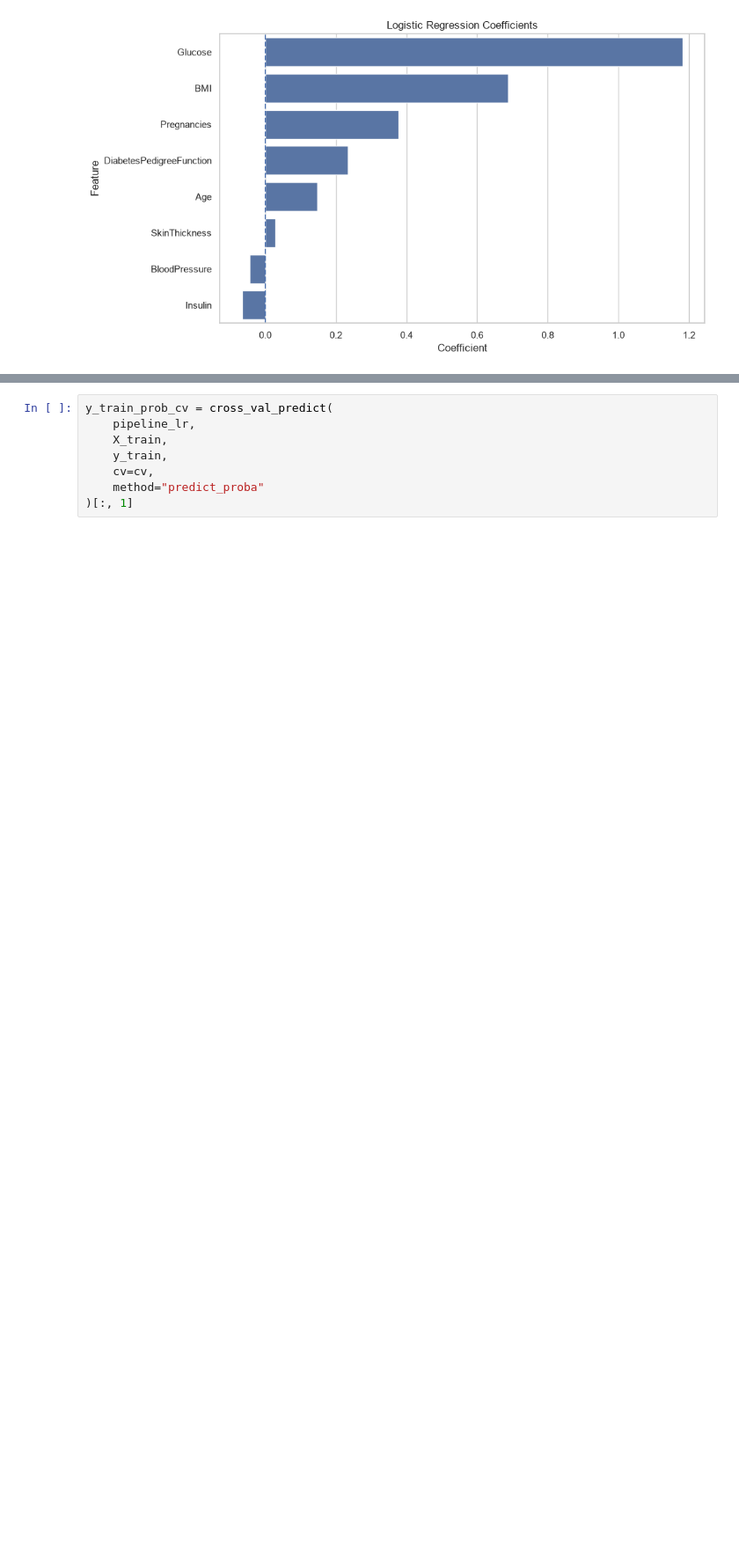
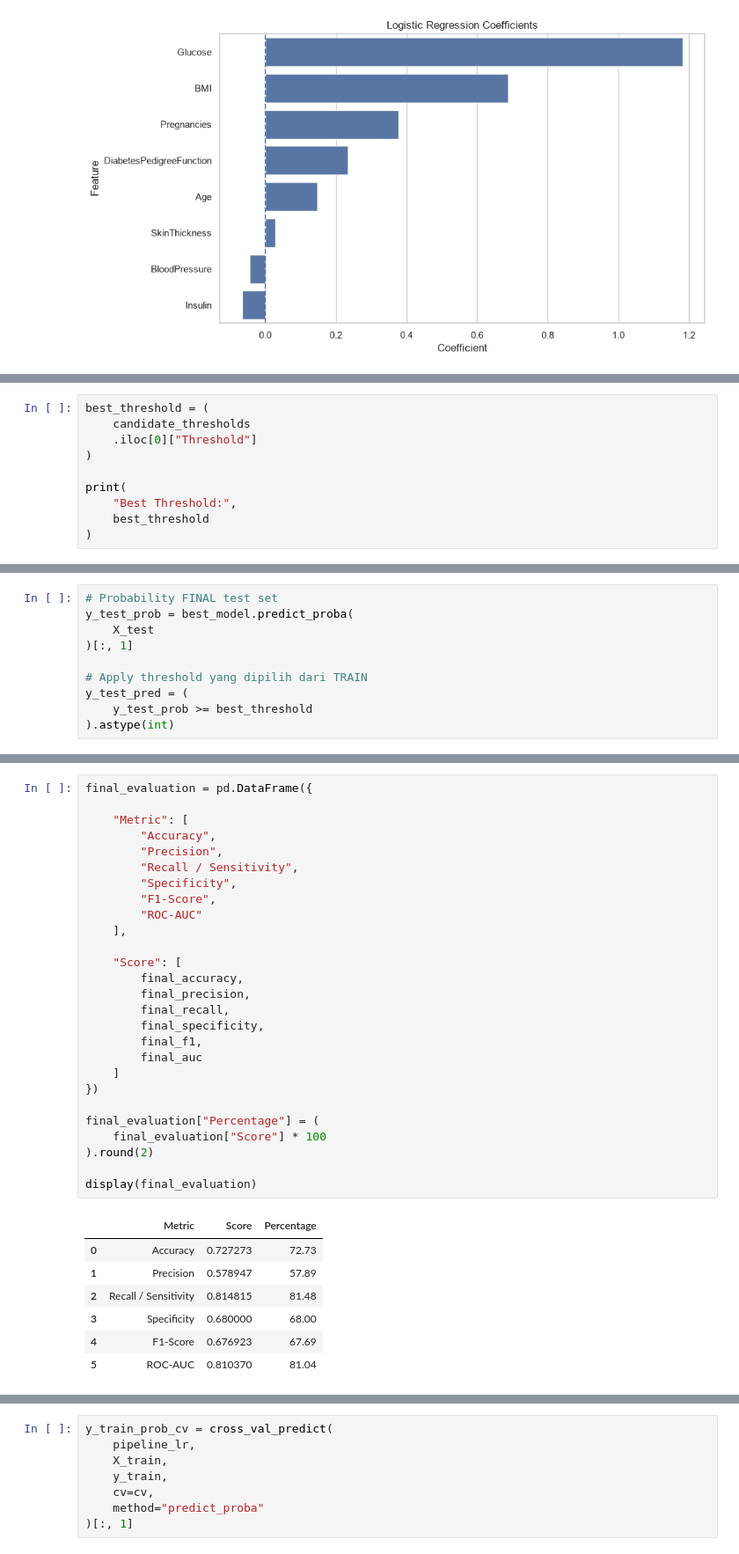
Before and after one commit to pinzii-maz/Prediksi-Risiko-Diabetes, a Jupyter notebook: Belajar Logistik Regresi.ipynb, the cells around one changed output, grey strips where cells are left out. Shown at 88% size. Cells and saved outputs as stored; diff of their text form; blank space fills up the shorter version.

```diff
--- a/Belajar Logistik Regresi.ipynb
+++ b/Belajar Logistik Regresi.ipynb
@@ -863,0 +959,10 @@ from sklearn.model_selection import cross_val_predict
+# %%
+best_threshold = (
+    candidate_thresholds
+    .iloc[0]["Threshold"]
+)
+
+print(
+    "Best Threshold:",
+    best_threshold
+)
@@ -863,0 +971,10 @@ from sklearn.model_selection import cross_val_predict
+# %%
+# Probability FINAL test set
+y_test_prob = best_model.predict_proba(
+    X_test
+)[:, 1]
+
+# Apply threshold yang dipilih dari TRAIN
+y_test_pred = (
+    y_test_prob >= best_threshold
+).astype(int)
@@ -863,0 +1017,35 @@ from sklearn.model_selection import cross_val_predict
+# %%
+final_evaluation = pd.DataFrame({
+
+    "Metric": [
+        "Accuracy",
+        "Precision",
+        "Recall / Sensitivity",
+        "Specificity",
+        "F1-Score",
+        "ROC-AUC"
+    ],
+
+    "Score": [
+        final_accuracy,
+        final_precision,
+        final_recall,
+        final_specificity,
+        final_f1,
+        final_auc
+    ]
+})
+
+final_evaluation["Percentage"] = (
+    final_evaluation["Score"] * 100
+).round(2)
+
+display(final_evaluation)
+# %% [output]
+|  | Metric | Score | Percentage |
+| 0 | Accuracy | 0.727273 | 72.73 |
+| 1 | Precision | 0.578947 | 57.89 |
+| 2 | Recall / Sensitivity | 0.814815 | 81.48 |
+| 3 | Specificity | 0.680000 | 68.00 |
+| 4 | F1-Score | 0.676923 | 67.69 |
+| 5 | ROC-AUC | 0.810370 | 81.04 |
```
Also changed, not shown: parts of 14 cells of this notebook.
